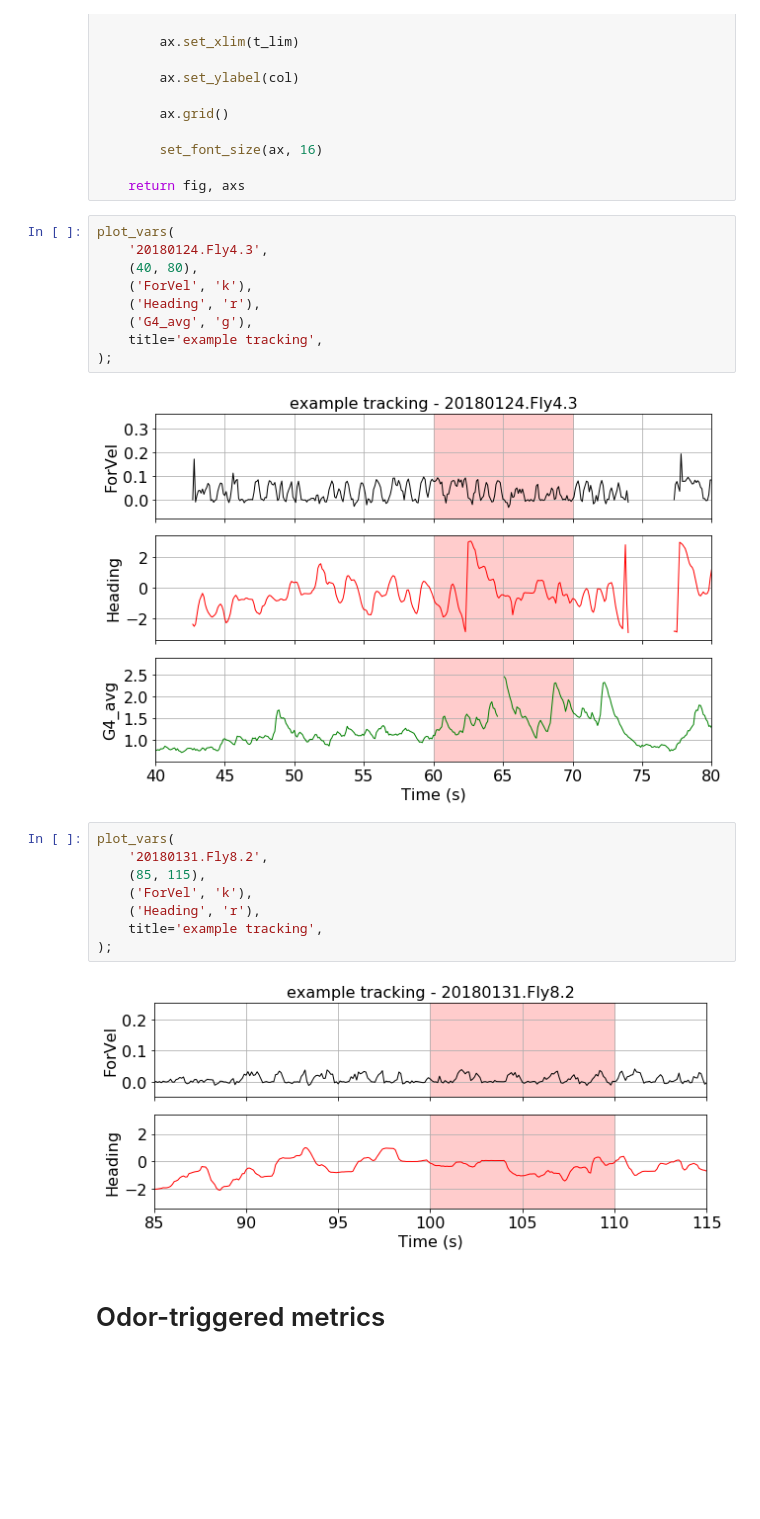
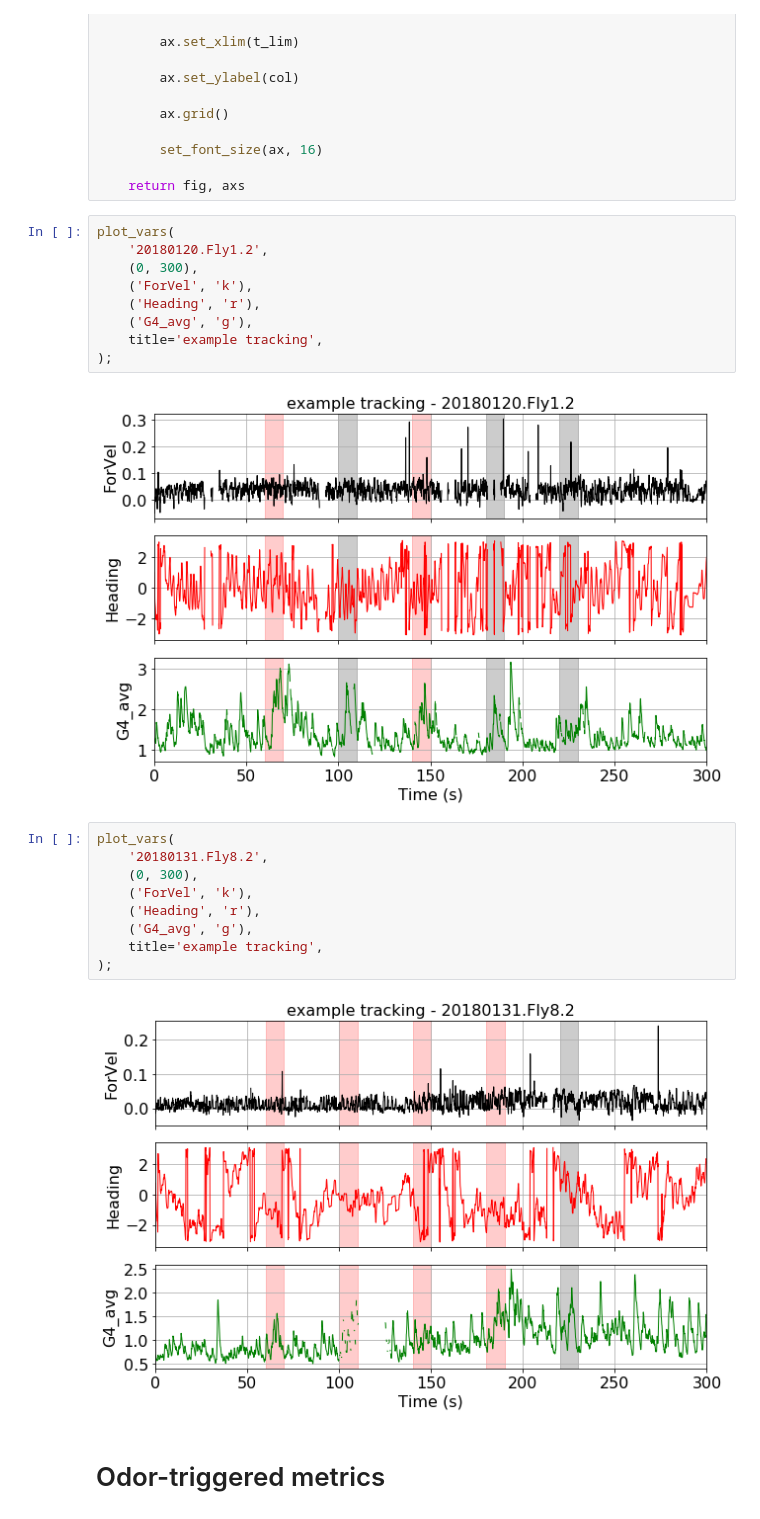
Before and after one commit to rkp8000/mushroom_mushroom, a Jupyter notebook: 3A_tracking_predictors.ipynb, the cells around one changed output. Cells and saved outputs as stored; diff of their text form; blank space fills up the shorter version.

```diff
--- a/3A_tracking_predictors.ipynb
+++ b/3A_tracking_predictors.ipynb
@@ -135,25 +135,26 @@ def plot_vars(trial, t_lim, *vs, **kwargs):
     return fig, axs
 # %%
 plot_vars(
-    '20180124.Fly4.3',
-    (40, 80),
+    '20180120.Fly1.2',
+    (0, 300),
     ('ForVel', 'k'),
     ('Heading', 'r'),
     ('G4_avg', 'g'),
     title='example tracking',
 );
 # %% [output]
-[figure, old version]
+[figure, new version]
 # %%
 plot_vars(
     '20180131.Fly8.2',
-    (85, 115),
+    (0, 300),
     ('ForVel', 'k'),
     ('Heading', 'r'),
+    ('G4_avg', 'g'),
     title='example tracking',
 );
 # %% [output]
-[figure, old version]
+[figure, new version]
 # %% [markdown]
 # Odor-triggered metrics
 # %% [markdown]
```
Also changed, not shown: parts of 6 cells of this notebook.
